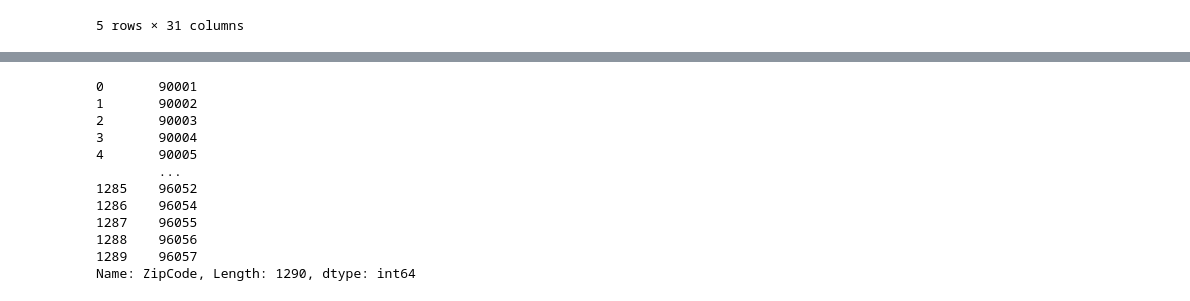
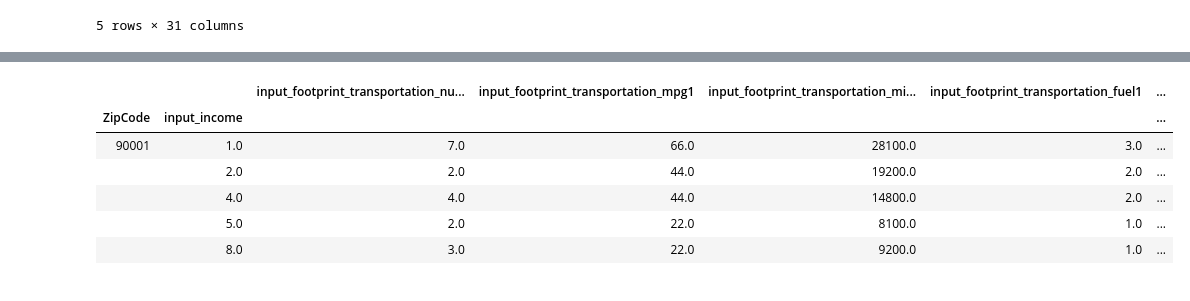
Before and after one commit to vincent-lao/carbon-footprint, a Jupyter notebook: code/eda/JonesKammen_with_CoolClimate.ipynb, the cells around one changed output, grey strips where cells are left out. Cells and saved outputs as stored; diff of their text form; code cells hidden in the pictures.

```diff
--- a/code/eda/JonesKammen_with_CoolClimate.ipynb
+++ b/code/eda/JonesKammen_with_CoolClimate.ipynb
@@ -28,0 +75,12 @@ coolClimate.head()
+# %%
+coolClimate_household_3 = pd.read_csv("../../data/coolclimate-api-CAzips-size3households-withzc.csv")
+X = coolClimate_household_3[['input_income', 'input_footprint_transportation_num_vehicles', 'input_footprint_transportation_mpg1', 'input_footprint_transportation_miles1', 'input_footprint_transportation_fuel1', 'input_footprint_transportation_airshort', 'input_footprint_transportation_airmedium','input_footprint_transportation_airlong', 'input_footprint_housing_cdd', 'input_footprint_housing_hdd', 'input_footprint_housing_electricity_dollars', 'input_footprint_housing_squarefeet', 'input_footprint_housing_watersewage', 'input_footprint_shopping_food_meatfisheggs_default', 'input_footprint_shopping_goods_clothing', 'input_footprint_shopping_goods_other_personalcare', 'input_footprint_shopping_services_education', 'input_footprint_shopping_services_total', 'Zip Code']]
+y = coolClimate_household_3['result_grand_total']
+labels = X[X.isna().any(axis=1)].index.values
+newX = X.dropna(axis = 0, how = 'any')
+newy = y.drop(labels, axis = 0)
+data = newX
+data['result_grand_total'] = newy
+
+coolClimate_household_3 = data
+coolClimate_household_3.head()
@@ -79,15 +189,0 @@ Name: ZipCode, Length: 1659, dtype: int64
-# %%
-coolClimate['ZipCode']
-# %% [output]
-0       90001
-1       90002
-2       90003
-3       90004
-4       90005
-        ...
-1285    96052
-1286    96054
-1287    96055
-1288    96056
-1289    96057
-Name: ZipCode, Length: 1290, dtype: int64
@@ -95,0 +190,11 @@ mergedZC = coolClimateZC.set_index('ZipCode').join(jonesKammen.set_index('ZipCod
+# %%
+coolClimate_grouped_by = coolClimate.groupby(['ZipCode','input_income']).sum()
+coolClimate_grouped_by.head()
+# %% [output]
+|  |  | input_footprint_transportation_nu... | input_footprint_transportation_mpg1 | input_footprint_transportation_mi... | input_footprint_transportation_fuel1 | ... |
+| ZipCode | input_income |  |  |  |  | ... |
+| 90001 | 1.0 | 7.0 | 66.0 | 28100.0 | 3.0 | ... |
+|  | 2.0 | 2.0 | 44.0 | 19200.0 | 2.0 | ... |
+|  | 4.0 | 4.0 | 44.0 | 14800.0 | 2.0 | ... |
+|  | 5.0 | 2.0 | 22.0 | 8100.0 | 1.0 | ... |
+|  | 8.0 | 3.0 | 22.0 | 9200.0 | 1.0 | ... |
```
Also changed, not shown: parts of 23 cells of this notebook.
